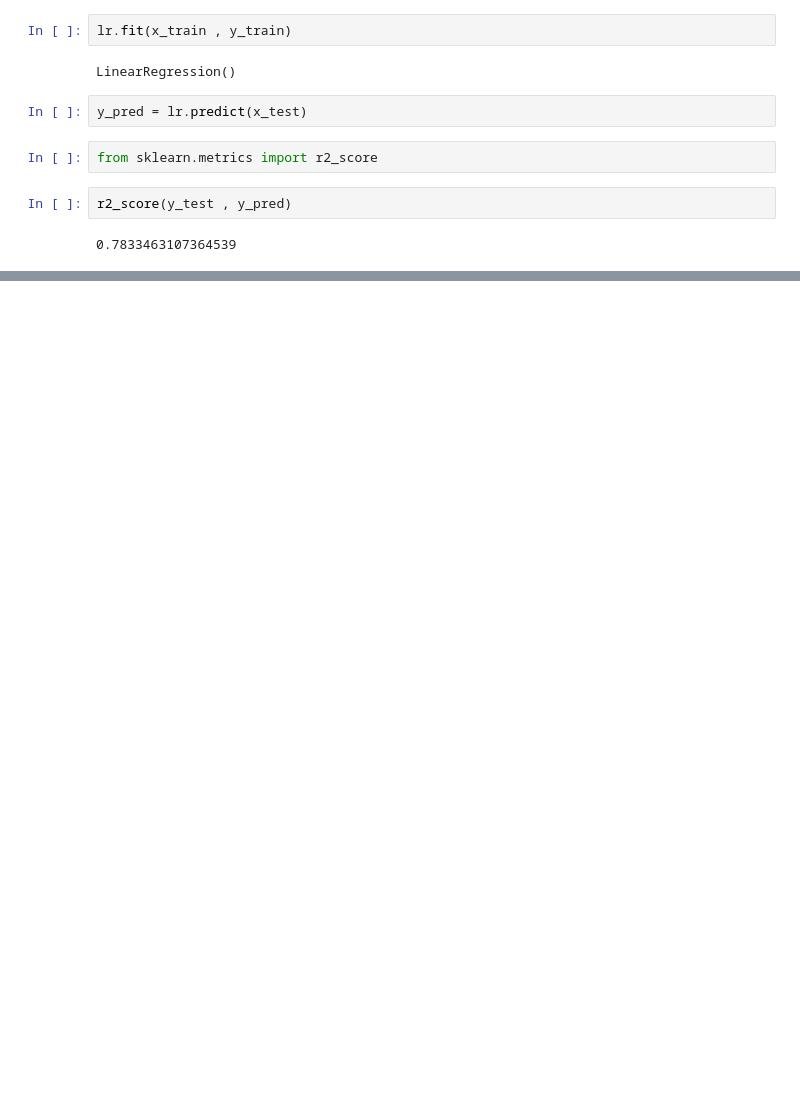
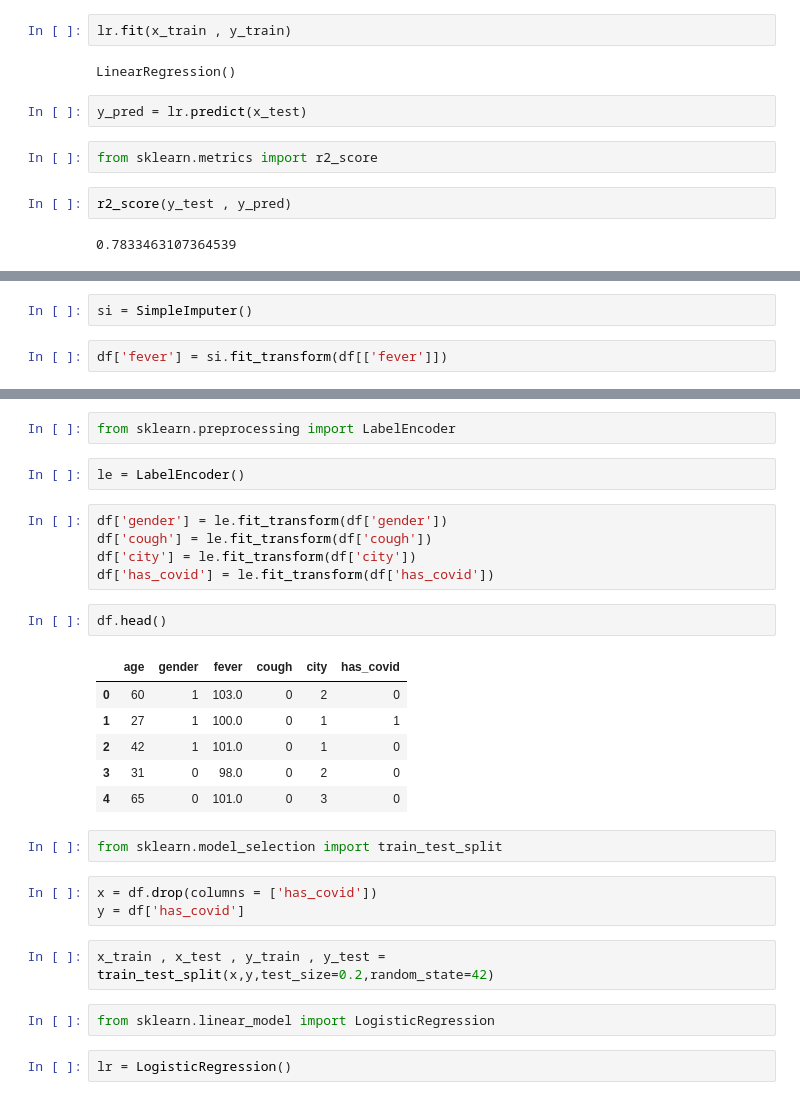
Before and after one commit to AnmolHemani/Advanced-Python, a Jupyter notebook: ML Models.ipynb, the cells around one changed output, grey strips where cells are left out. Saved outputs shown, nothing was run; the diff lists cells and outputs as text; blank space fills up the shorter version.

```diff
--- a/ML Models.ipynb
+++ b/ML Models.ipynb
@@ -85,0 +114,4 @@ r2_score(y_test , y_pred)
+# %%
+si = SimpleImputer()
+# %%
+df['fever'] = si.fit_transform(df[['fever']])
@@ -85,0 +128,29 @@ r2_score(y_test , y_pred)
+# %%
+from sklearn.preprocessing import LabelEncoder
+# %%
+le = LabelEncoder()
+# %%
+df['gender'] = le.fit_transform(df['gender'])
+df['cough'] = le.fit_transform(df['cough'])
+df['city'] = le.fit_transform(df['city'])
+df['has_covid'] = le.fit_transform(df['has_covid'])
+# %%
+df.head()
+# %% [output]
+|  | age | gender | fever | cough | city | has_covid |
+| 0 | 60 | 1 | 103.0 | 0 | 2 | 0 |
+| 1 | 27 | 1 | 100.0 | 0 | 1 | 1 |
+| 2 | 42 | 1 | 101.0 | 0 | 1 | 0 |
+| 3 | 31 | 0 | 98.0 | 0 | 2 | 0 |
+| 4 | 65 | 0 | 101.0 | 0 | 3 | 0 |
+# %%
+from sklearn.model_selection import train_test_split
+# %%
+x = df.drop(columns = ['has_covid'])
+y = df['has_covid']
+# %%
+x_train , x_test , y_train , y_test = train_test_split(x,y,test_size=0.2,random_state=42)
+# %%
+from sklearn.linear_model import LogisticRegression
+# %%
+lr = LogisticRegression()
```
Also changed, not shown: parts of 42 cells of this notebook.
